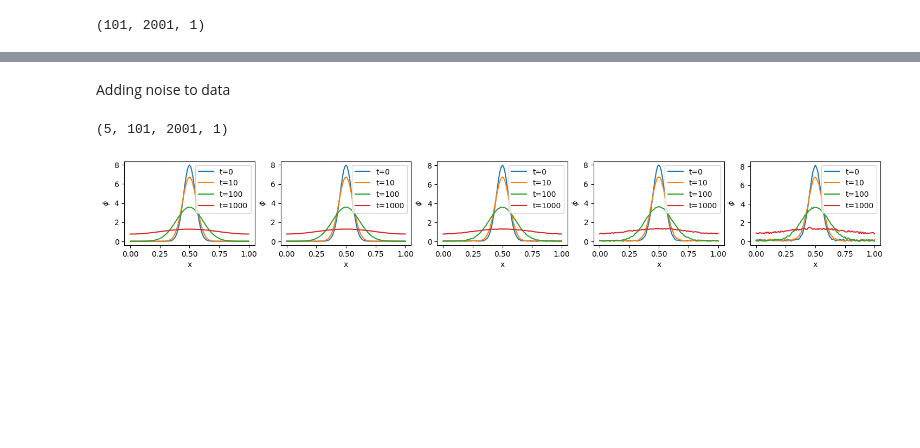
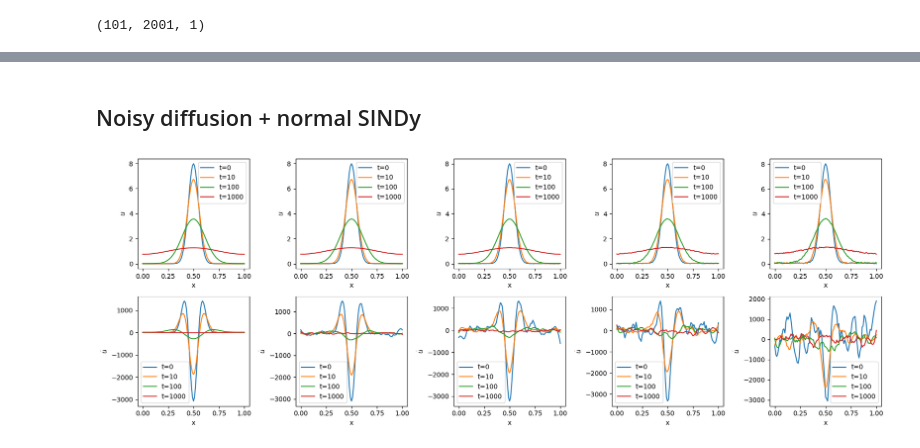
Before and after one commit to saeedmsol/pysindy, a Jupyter notebook: examples/practice.ipynb, the cells around one changed output, grey strips where cells are left out. Saved outputs shown, nothing was run; the diff lists cells and outputs as text; code cells hidden in the pictures; blank space fills up the shorter version.

```diff
--- a/examples/practice.ipynb
+++ b/examples/practice.ipynb
@@ -161,26 +177,32 @@ FROLs model:
-# %% [markdown]
-Adding noise to data
+# %% [markdown]
+## Noisy diffusion + normal SINDy
 # %%
-eta_list = np.array([0., 0.01, 0.05, 0.1, 0.2])
+eta_list = np.array([0., 0.01, 0.02, 0.05, 0.1])
 
 phi_noisy = np.array([phi_ps + eta * np.random.random(phi_ps.shape) for eta in eta_list])
 
-phi_noisy_dot = ps.SmoothedFiniteDifference(axis=1)._differentiate(phi_noisy[1], t=dt)
+phi_noisy_dot = np.array([ps.SmoothedFiniteDifference(axis=1)._differentiate(phi_noisy[i], t=dt) for i in range(phi_noisy.shape[0])])
-# %%
-phi_noisy.shape
-# %% [output]
-(5, 101, 2001, 1)
 # %%
-fig, axs = plt.subplots(1,len(eta_list), figsize = (18,2))
+fig, axs = plt.subplots(2,len(eta_list), figsize = (17,6))
 for i in range(len(eta_list)):
-    axs[i].plot(x , phi_noisy[i, :,0], label='t=0')
-    axs[i].plot(x, phi_noisy[i, :, 10], label='t=10')
-    axs[i].plot(x, phi_noisy[i, :, 100], label='t=100')
-    axs[i].plot(x, phi_noisy[i, :, 1000], label='t=1000')
-    axs[i].set_xlabel('x')
-    axs[i].set_ylabel('$\phi$')
-    axs[i].legend()
+    axs[0, i].plot(x , phi_noisy[i, :,0], label='t=0')
+    axs[0, i].plot(x, phi_noisy[i, :, 10], label='t=10')
+    axs[0, i].plot(x, phi_noisy[i, :, 100], label='t=100')
+    axs[0, i].plot(x, phi_noisy[i, :, 1000], label='t=1000')
+    axs[0, i].set_xlabel('x')
+    axs[0, i].set_ylabel('$u$')
+    axs[0, i].legend()
 
+for i in range(len(eta_list)):
+    axs[1, i].plot(x , phi_noisy_dot[i, :,0], label='t=0')
+    axs[1, i].plot(x, phi_noisy_dot[i, :, 10], label='t=10')
+    axs[1, i].plot(x, phi_noisy_dot[i, :, 100], label='t=100')
+    axs[1, i].plot(x, phi_noisy_dot[i, :, 1000], label='t=1000')
+    axs[1, i].set_xlabel('x')
+    axs[1, i].set_ylabel('$\dot{u}$')
+    axs[1, i].legend()
+
+fig.tight_layout()
 fig.show()
 # %% [output]
-[figure, old version]
+[figure, new version]
```
Also changed, not shown: parts of 28 cells of this notebook, 3 other files.
